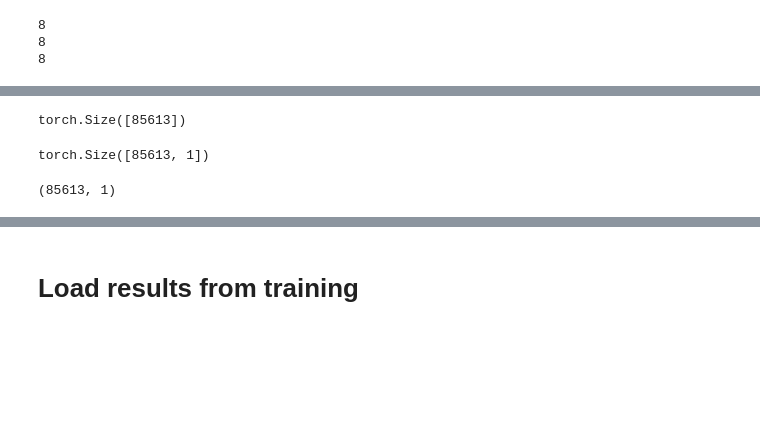
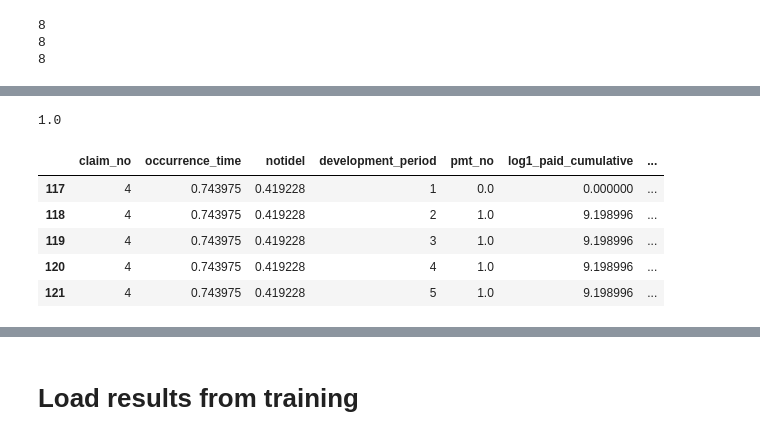
Before and after one commit to naelvis/GrowNet, a Jupyter notebook: Regression/ckpt/model_evaluation.ipynb, the cells around one changed output, grey strips where cells are left out. Saved outputs shown, nothing was run; the diff lists cells and outputs as text; code cells hidden in the pictures; blank space fills up the shorter version.

```diff
--- a/Regression/ckpt/model_evaluation.ipynb
+++ b/Regression/ckpt/model_evaluation.ipynb
@@ -141,12 +158,4 @@ df_results
-# %%
-out.shape
-# %% [output]
-torch.Size([85613])
-# %%
-orig.shape
-# %% [output]
-torch.Size([85613, 1])
-# %%
-y_train.shape
-# %% [output]
-(85613, 1)
+# %%
+np.ceil(0.1)
+# %% [output]
+1.0
@@ -152,0 +171,9 @@ y_train.shape
+# %%
+df_complete.head()
+# %% [output]
+|  | claim_no | occurrence_time | notidel | development_period | pmt_no | log1_paid_cumulative | ... |
+| 117 | 4 | 0.743975 | 0.419228 | 1 | 0.0 | 0.000000 | ... |
+| 118 | 4 | 0.743975 | 0.419228 | 2 | 1.0 | 9.198996 | ... |
+| 119 | 4 | 0.743975 | 0.419228 | 3 | 1.0 | 9.198996 | ... |
+| 120 | 4 | 0.743975 | 0.419228 | 4 | 1.0 | 9.198996 | ... |
+| 121 | 4 | 0.743975 | 0.419228 | 5 | 1.0 | 9.198996 | ... |
```
Also changed, not shown: parts of 22 cells of this notebook, 8 other files.
